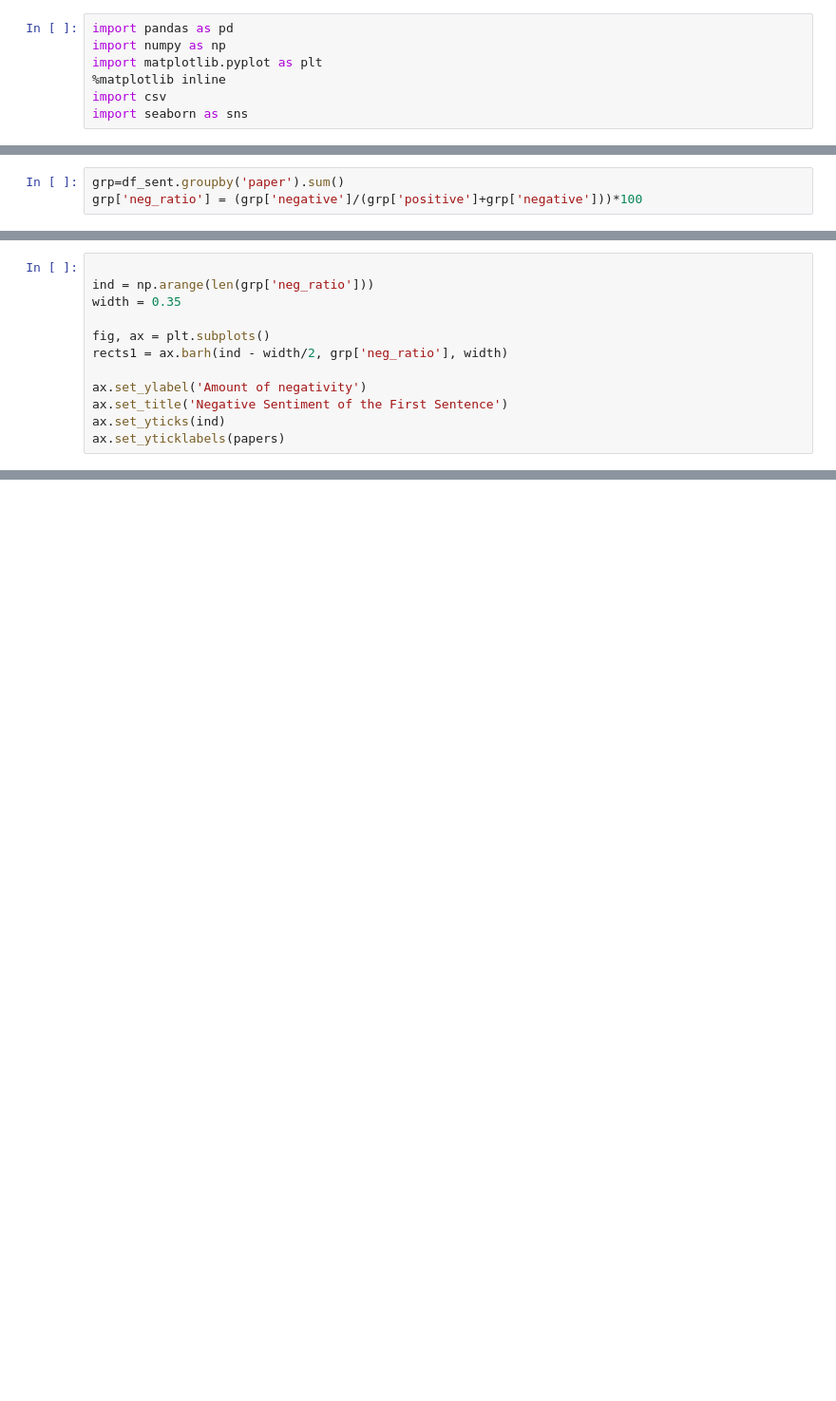
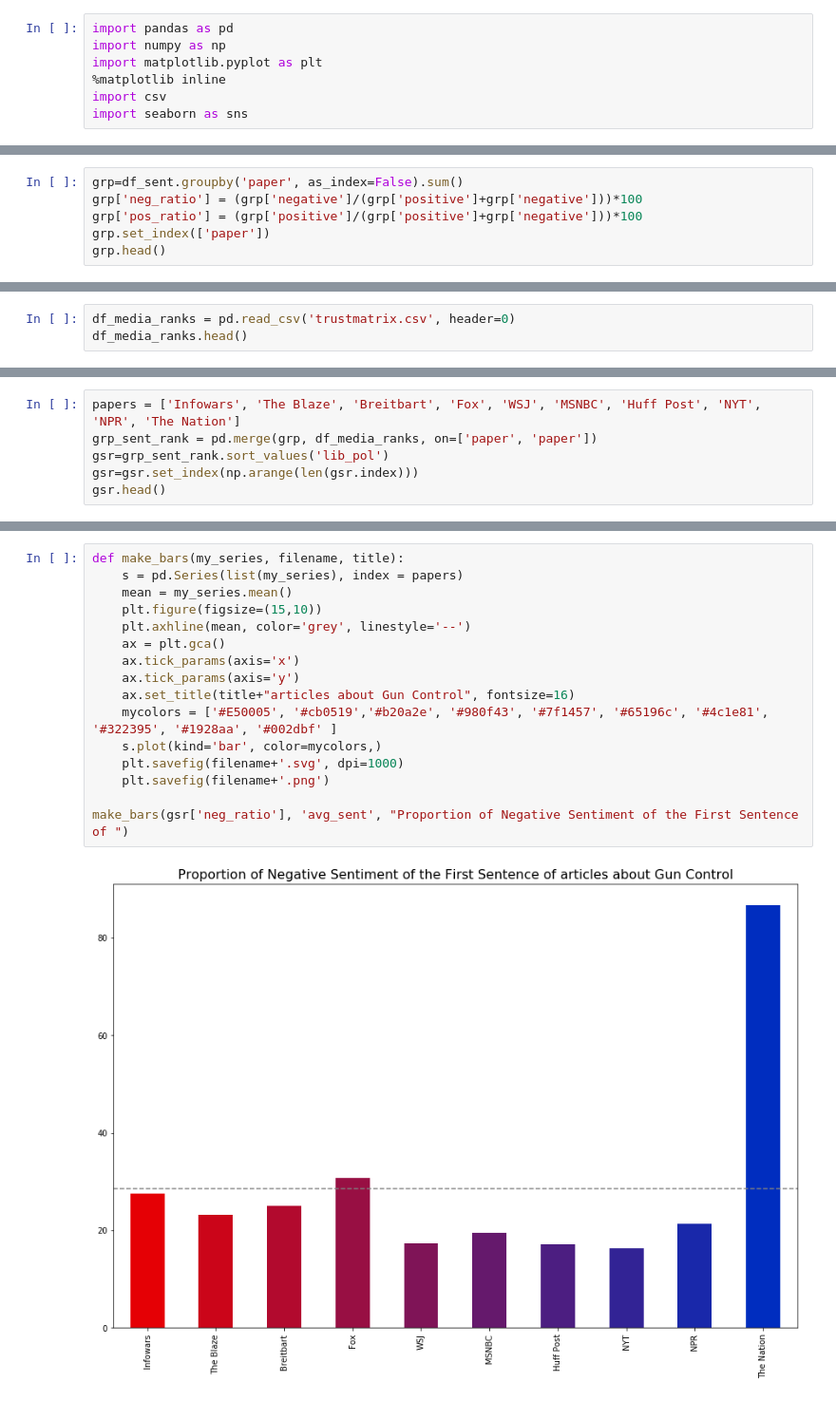
Before and after one commit to michellejm/guns_in_America, a Jupyter notebook: sentimentVisuals.ipynb, the cells around one changed output, grey strips where cells are left out. Shown: that part at 95% size. Cells and saved outputs as stored; diff of their text form; blank space fills up the shorter version.

Commit message:
updates sentiment

```diff
--- a/sentimentVisuals.ipynb
+++ b/sentimentVisuals.ipynb
@@ -41,5 +43,8 @@ See the caveats in the documentation: http://pandas.pydata.org/pandas-docs/stabl
 | 6 | wsj6 | wsj | ['Vanessa Fuhrmans', 'Rachel Fein... | NaN | https://www.wsj.com/articles/ceos... | pos | 0.739436 | 0.260564 | 1 | 0 |
 | 7 | wsj7 | wsj | ['Jon Kamp', 'Shibani Mahtani', '... | NaN | https://www.wsj.com/articles/stat... | pos | 0.999902 | 0.000098 | 1 | 0 |
 # %%
-grp=df_sent.groupby('paper').sum()
+grp=df_sent.groupby('paper', as_index=False).sum()
 grp['neg_ratio'] = (grp['negative']/(grp['positive']+grp['negative']))*100
+grp['pos_ratio'] = (grp['positive']/(grp['positive']+grp['negative']))*100
+grp.set_index(['paper'])
+grp.head()
@@ -66,12 +57,0 @@ grp['neg_ratio'].plot(kind='barh', title ="Proportion of Negative Sentiment of t
-# %%
-
-ind = np.arange(len(grp['neg_ratio']))
-width = 0.35
-
-fig, ax = plt.subplots()
-rects1 = ax.barh(ind - width/2, grp['neg_ratio'], width)
-
-ax.set_ylabel('Amount of negativity')
-ax.set_title('Negative Sentiment of the First Sentence')
-ax.set_yticks(ind)
-ax.set_yticklabels(papers)
@@ -101,0 +58,3 @@ fox_pos=df[(df['paper']=='fox') & (df['p_pos']>.75)]
+# %%
+df_media_ranks = pd.read_csv('trustmatrix.csv', header=0)
+df_media_ranks.head()
@@ -101,0 +68,6 @@ fox_pos=df[(df['paper']=='fox') & (df['p_pos']>.75)]
+# %%
+papers = ['Infowars', 'The Blaze', 'Breitbart', 'Fox', 'WSJ', 'MSNBC', 'Huff Post', 'NYT', 'NPR', 'The Nation']
+grp_sent_rank = pd.merge(grp, df_media_ranks, on=['paper', 'paper'])
+gsr=grp_sent_rank.sort_values('lib_pol')
+gsr=gsr.set_index(np.arange(len(gsr.index)))
+gsr.head()
@@ -101,0 +81,18 @@ fox_pos=df[(df['paper']=='fox') & (df['p_pos']>.75)]
+# %%
+def make_bars(my_series, filename, title):
+    s = pd.Series(list(my_series), index = papers)
+    mean = my_series.mean()
+    plt.figure(figsize=(15,10))
+    plt.axhline(mean, color='grey', linestyle='--')
+    ax = plt.gca()
+    ax.tick_params(axis='x')
+    ax.tick_params(axis='y')
+    ax.set_title(title+"articles about Gun Control", fontsize=16)
+    mycolors = ['#E50005', '#cb0519','#b20a2e', '#980f43', '#7f1457', '#65196c', '#4c1e81', '#322395', '#1928aa', '#002dbf' ]
+    s.plot(kind='bar', color=mycolors,)
+    plt.savefig(filename+'.svg', dpi=1000)
+    plt.savefig(filename+'.png')
+
+make_bars(gsr['neg_ratio'], 'avg_sent', "Proportion of Negative Sentiment of the First Sentence of ")
+# %% [output]
+[figure, added]
```
Also changed, not shown: parts of 25 cells of this notebook, 19 other files.
